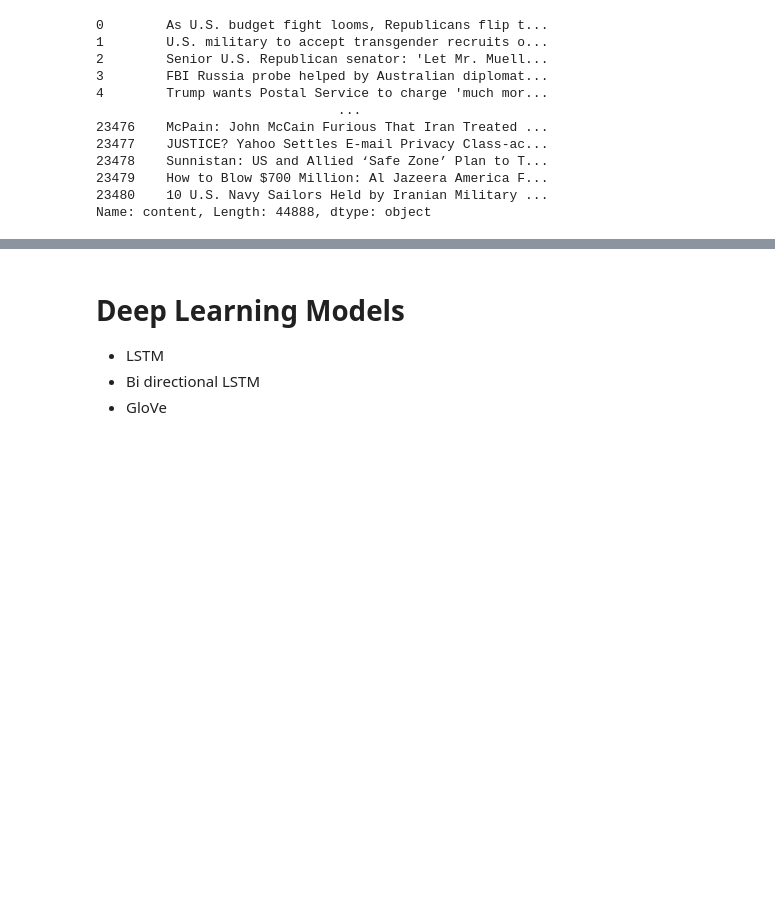
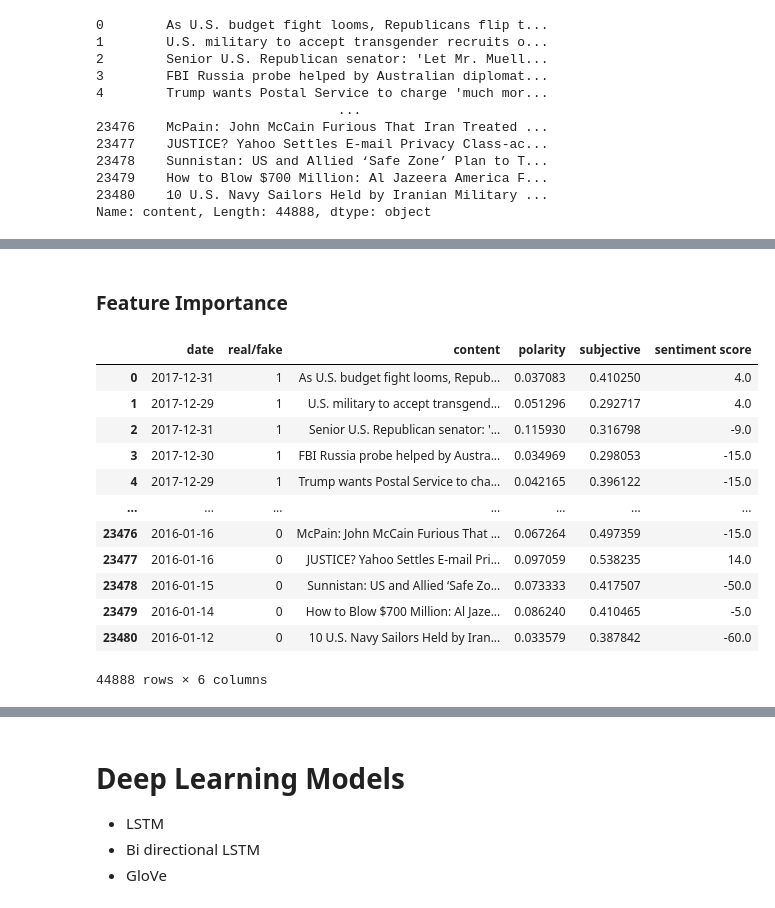
Before and after one commit to zhouchun0105/Fake-News-Detection-Project-BA865, a Jupyter notebook: BA865_word_frequency_and_sentimental_analysis.ipynb, the cells around one changed output, grey strips where cells are left out. Cells and saved outputs as stored; diff of their text form; code cells hidden in the pictures; blank space fills up the shorter version.

```diff
--- a/BA865_word_frequency_and_sentimental_analysis.ipynb
+++ b/BA865_word_frequency_and_sentimental_analysis.ipynb
@@ -674,0 +694,18 @@ ax.set_xticklabels(ax.get_xticklabels(), rotation=50, ha="right");
+# %% [markdown]
+### Feature Importance
+# %%
+news_dataset_sent
+# %% [output]
+|  | date | real/fake | content | polarity | subjective | sentiment score |
+| 0 | 2017-12-31 | 1 | As U.S. budget fight looms, Repub... | 0.037083 | 0.410250 | 4.0 |
+| 1 | 2017-12-29 | 1 | U.S. military to accept transgend... | 0.051296 | 0.292717 | 4.0 |
+| 2 | 2017-12-31 | 1 | Senior U.S. Republican senator: '... | 0.115930 | 0.316798 | -9.0 |
+| 3 | 2017-12-30 | 1 | FBI Russia probe helped by Austra... | 0.034969 | 0.298053 | -15.0 |
+| 4 | 2017-12-29 | 1 | Trump wants Postal Service to cha... | 0.042165 | 0.396122 | -15.0 |
+| ... | ... | ... | ... | ... | ... | ... |
+| 23476 | 2016-01-16 | 0 | McPain: John McCain Furious That ... | 0.067264 | 0.497359 | -15.0 |
+| 23477 | 2016-01-16 | 0 | JUSTICE? Yahoo Settles E-mail Pri... | 0.097059 | 0.538235 | 14.0 |
+| 23478 | 2016-01-15 | 0 | Sunnistan: US and Allied ‘Safe Zo... | 0.073333 | 0.417507 | -50.0 |
+| 23479 | 2016-01-14 | 0 | How to Blow $700 Million: Al Jaze... | 0.086240 | 0.410465 | -5.0 |
+| 23480 | 2016-01-12 | 0 | 10 U.S. Navy Sailors Held by Iran... | 0.033579 | 0.387842 | -60.0 |
+44888 rows × 6 columns
```
Also changed, not shown: parts of 14 cells of this notebook.
